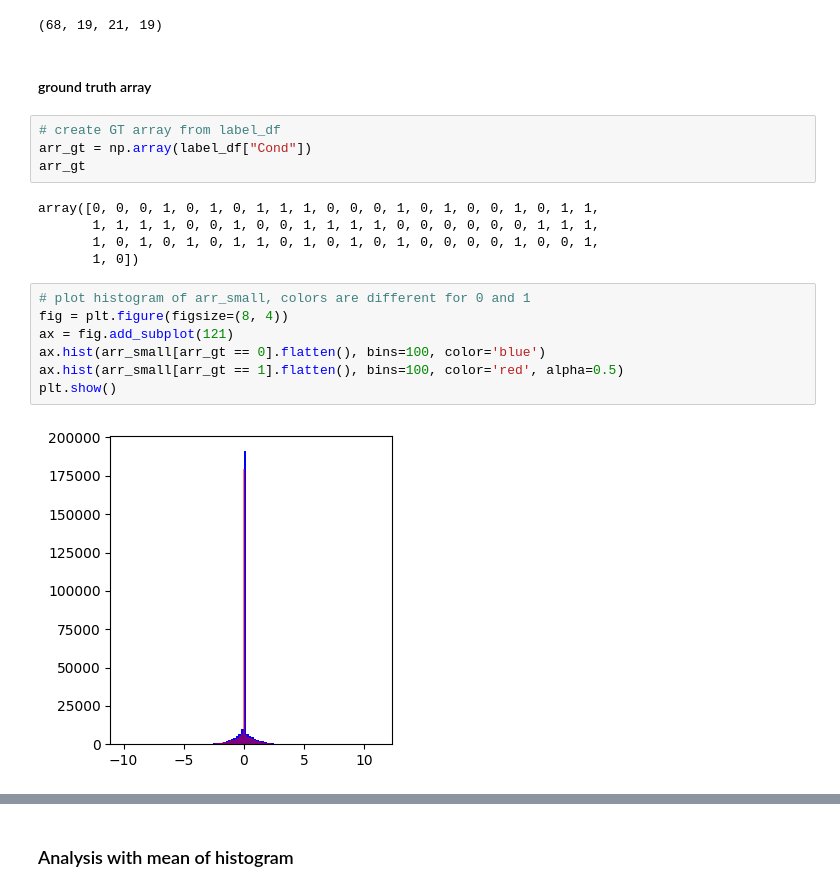
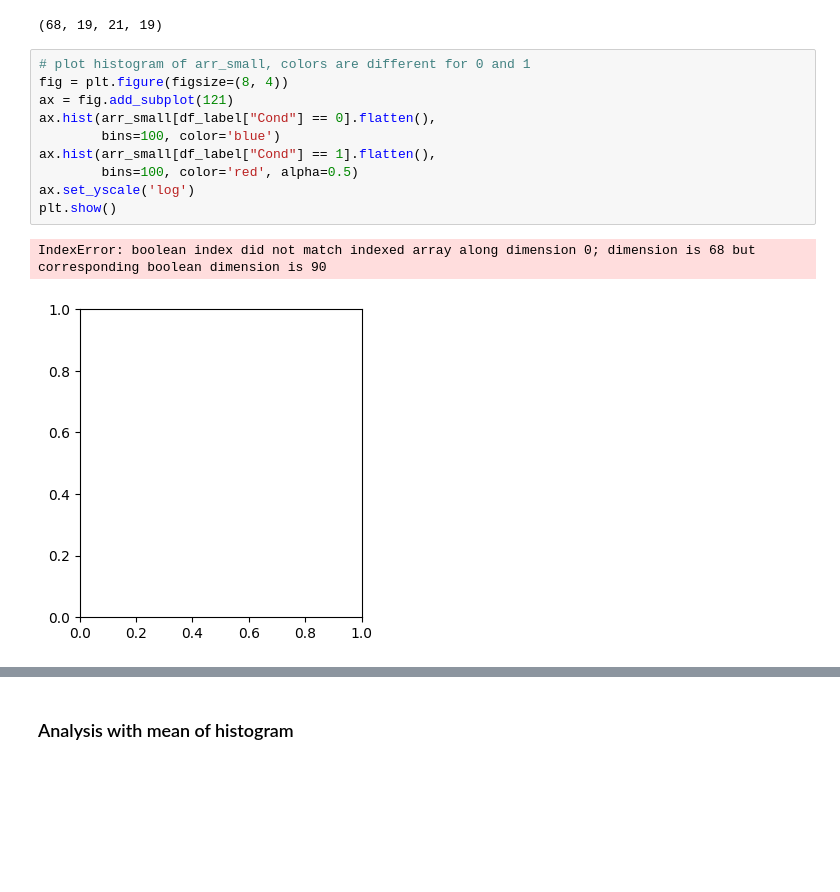
Before and after one commit to tahendry/master_thesis, a Jupyter notebook: histogram_analysis_on_MVPA.ipynb, the cells around one changed output, grey strips where cells are left out. Saved outputs shown, nothing was run; the diff lists cells and outputs as text; blank space fills up the shorter version.

Commit message:
remove extra df for label, instead use label_df

```diff
--- a/histogram_analysis_on_MVPA.ipynb
+++ b/histogram_analysis_on_MVPA.ipynb
@@ -204,26 +193,19 @@ plt.show
 arr_small.shape
 # %% [output]
 (68, 19, 21, 19)
-# %% [markdown]
-#### ground truth array
-# %%
-# create GT array from label_df
-arr_gt = np.array(label_df["Cond"])
-arr_gt
-# %% [output]
-array([0, 0, 0, 1, 0, 1, 0, 1, 1, 1, 0, 0, 0, 1, 0, 1, 0, 0, 1, 0, 1, 1,
-       1, 1, 1, 1, 0, 0, 1, 0, 0, 1, 1, 1, 1, 0, 0, 0, 0, 0, 0, 1, 1, 1,
-       1, 0, 1, 0, 1, 0, 1, 1, 0, 1, 0, 1, 0, 1, 0, 0, 0, 0, 1, 0, 0, 1,
-       1, 0])
 # %%
 # plot histogram of arr_small, colors are different for 0 and 1
 fig = plt.figure(figsize=(8, 4))
 ax = fig.add_subplot(121)
-ax.hist(arr_small[arr_gt == 0].flatten(), bins=100, color='blue')
-ax.hist(arr_small[arr_gt == 1].flatten(), bins=100, color='red', alpha=0.5)
+ax.hist(arr_small[df_label["Cond"] == 0].flatten(),
+        bins=100, color='blue')
+ax.hist(arr_small[df_label["Cond"] == 1].flatten(),
+        bins=100, color='red', alpha=0.5)
+ax.set_yscale('log')
 plt.show()
 # %% [output]
+IndexError: boolean index did not match indexed array along dimension 0; dimension is 68 but corresponding boolean dimension is 90
-[figure, old version]
+[figure, new version]
 # %%
 # flatten the arr_small into a 2d array (keep the sample dimension)
 arr_small_2d = arr_small.reshape(arr_small.shape[0], -1)
```
Also changed, not shown: parts of 12 cells of this notebook.
